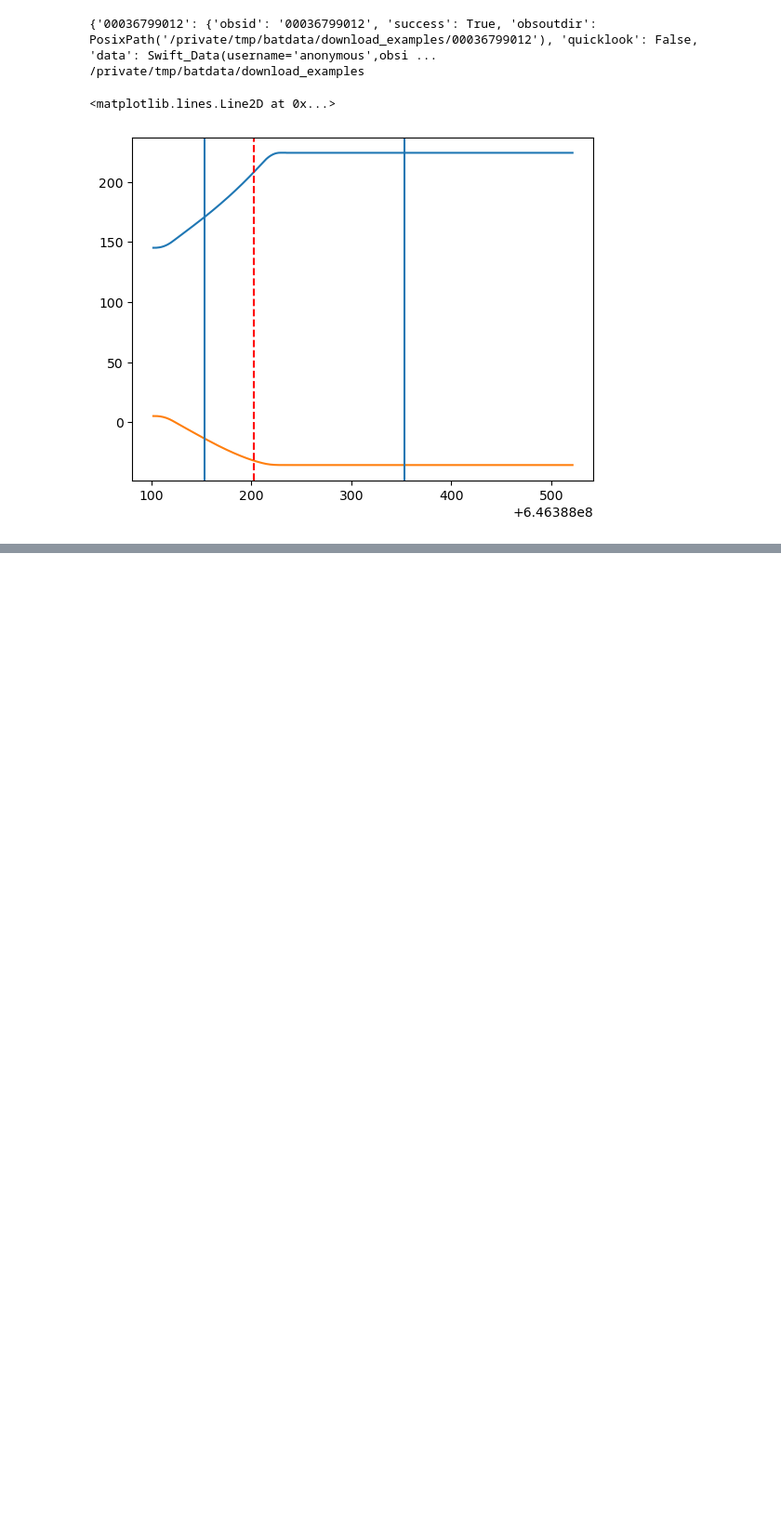
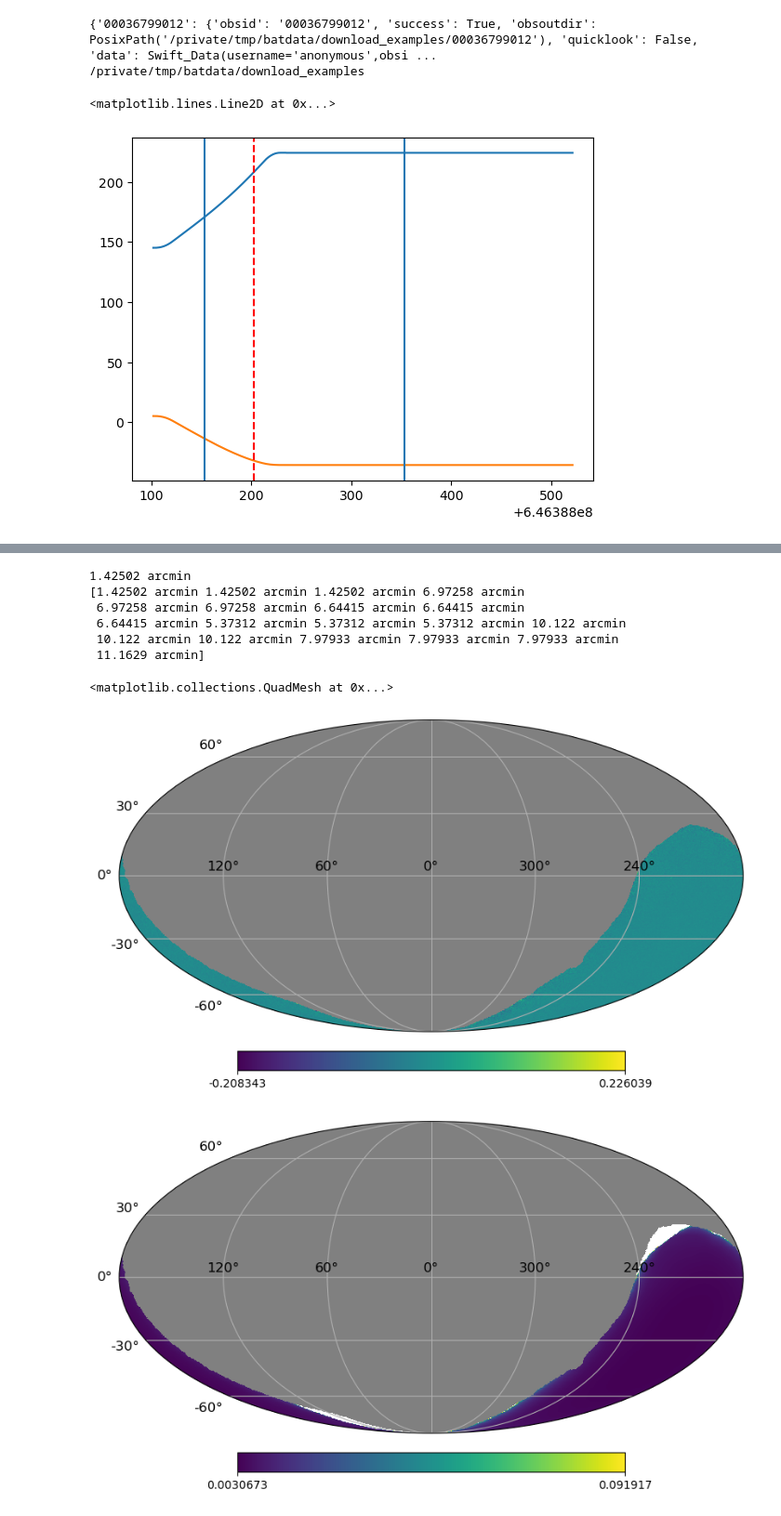
Before and after one commit to parsotat/BatAnalysis, a Jupyter notebook: notebooks/example_image_search_pipeline.ipynb, the cells around one changed output, grey strips where cells are left out. Shown at 93% size. Drawn from its saved outputs; the diff is of its cells as text; code cells hidden in the pictures; blank space fills up the shorter version.

Commit message:
Completed the slew mosaicing notebook. Verified finding source in correct location.

```diff
--- a/notebooks/example_image_search_pipeline.ipynb
+++ b/notebooks/example_image_search_pipeline.ipynb
@@ -112,0 +117,3 @@ QTable length=330
+# %%
+time_bins=np.arange(-5,10, 0.2)*u.s
+print(time_bins)
@@ -112,0 +140,2 @@ QTable length=330
+# %%
+slew_skyviews=event.create_skyview(timebins=time_bins, energybins=energybins, is_relative=True, T0=trigger.triggertime.met)
@@ -112,0 +150,11 @@ QTable length=330
+# %%
+for i in slew_skyviews:
+    i.healpix_nside = 512
+    i.projection = "healpix"
+    i.healpix_coordsys = "galactic"
+# %%
+for i,count in zip(slew_skyviews, range(len(slew_skyviews))):
+    if count==0:
+        mosaic_skyview = i
+    else:
+        mosaic_skyview += i
@@ -112,0 +185,20 @@ QTable length=330
+# %%
+mosaic_detected_coords=mosaic_detected_sources[0]["SNR_skycoord"]
+orig_coords=SkyCoord(ra=221.52429*u.deg, dec=-1.15625*u.deg)
+print(mosaic_detected_coords.separation(orig_coords).to(u.arcmin))
+print(mosaic_detected_sources["SNR_skycoord"].separation(orig_coords).to(u.arcmin))
+# %% [output]
+1.42502 arcmin
+[1.42502 arcmin 1.42502 arcmin 1.42502 arcmin 6.97258 arcmin
+ 6.97258 arcmin 6.97258 arcmin 6.64415 arcmin 6.64415 arcmin
+ 6.64415 arcmin 5.37312 arcmin 5.37312 arcmin 5.37312 arcmin 10.122 arcmin
+ 10.122 arcmin 10.122 arcmin 7.97933 arcmin 7.97933 arcmin 7.97933 arcmin
+ 11.1629 arcmin]
+# %%
+mosaic_skyview.sky_img.plot(coordsys="icrs")
+mosaic_skyview.bkg_stddev_img.plot(coordsys="icrs")
+mosaic_skyview.snr_img.plot(coordsys="icrs")
+# %% [output]
+<matplotlib.collections.QuadMesh at 0x...>
+[figure, added]
+[figure, added]
```
Also changed, not shown: parts of 12 cells of this notebook.
